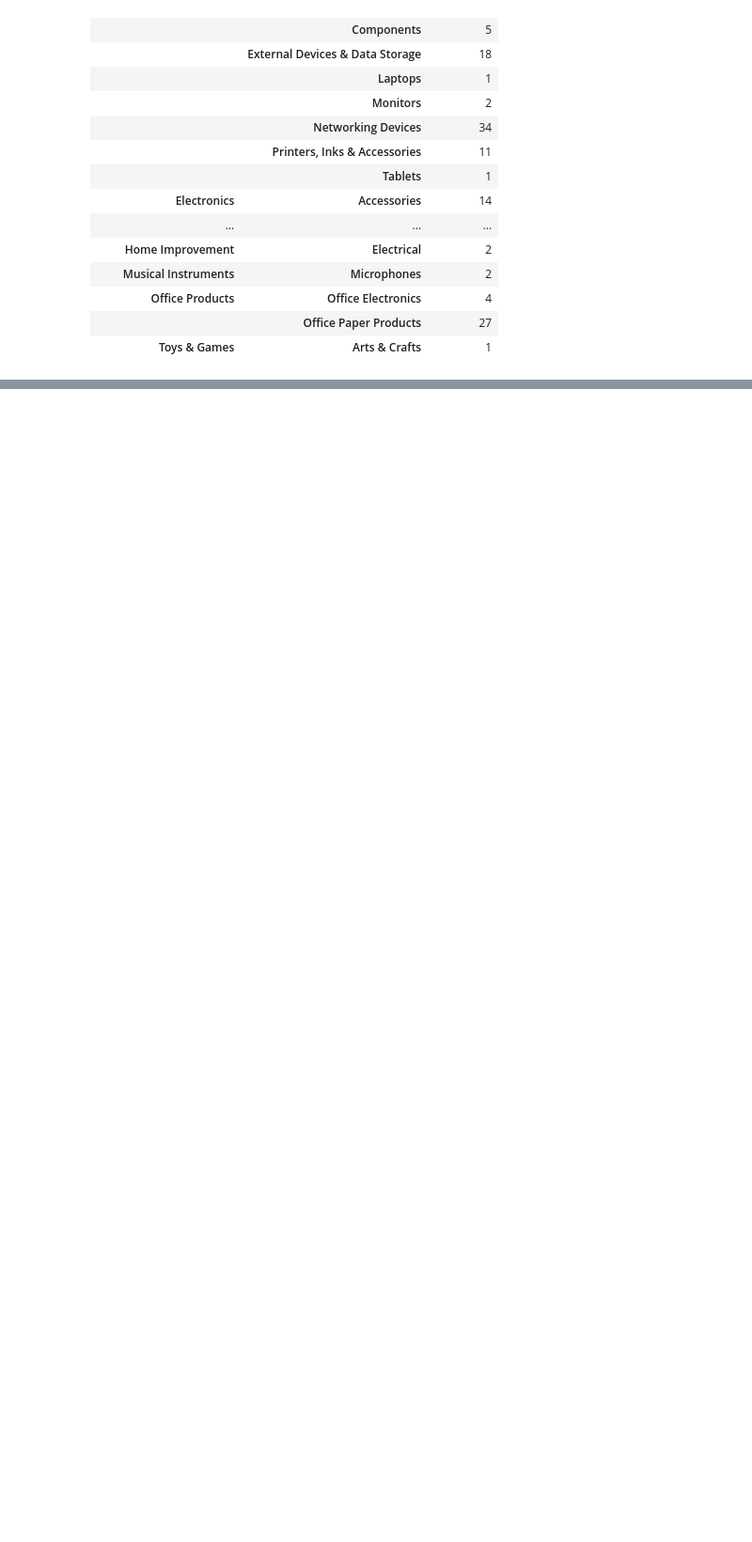
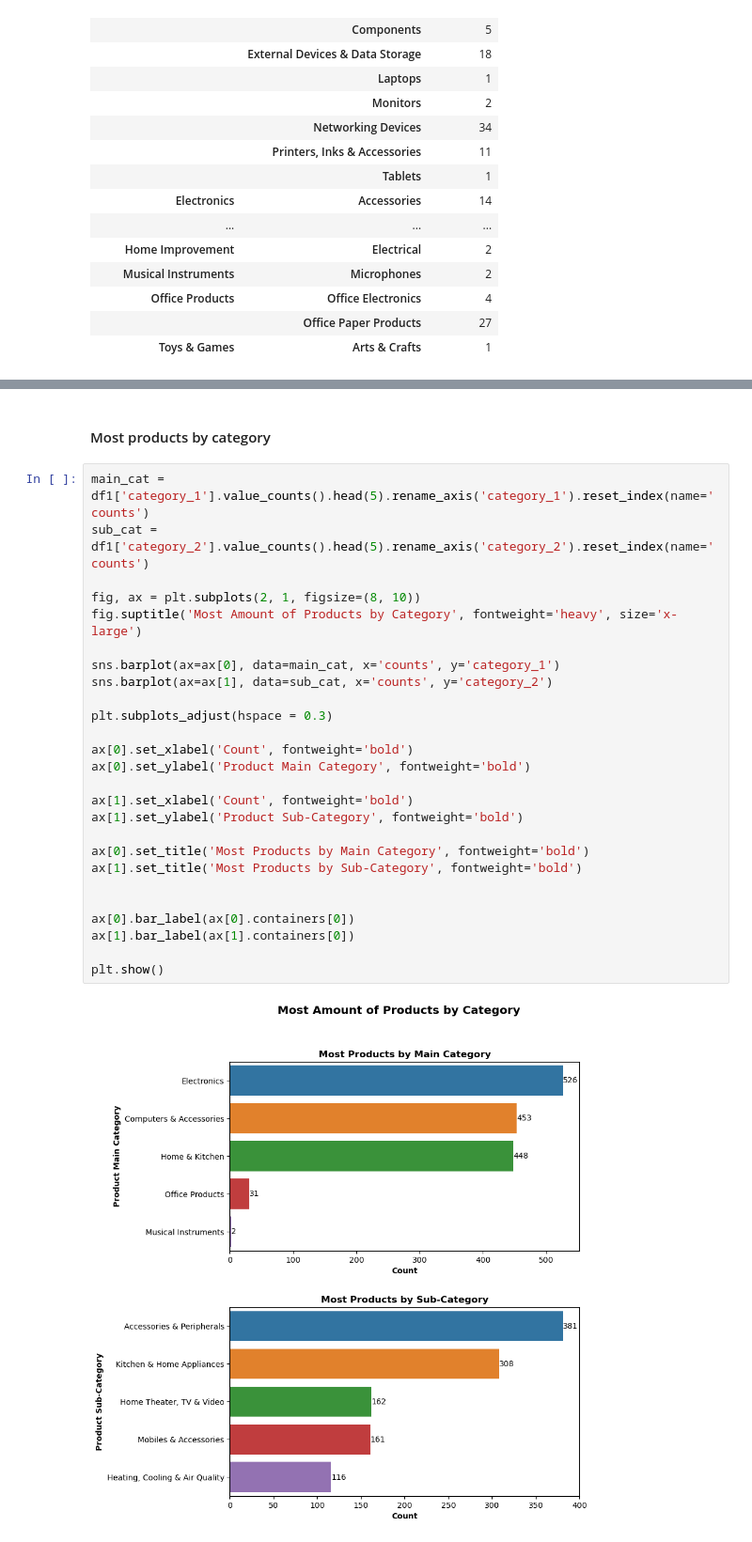
Before and after one commit to oscarappiah424/pythonCapstone, a Jupyter notebook: amazon_data2.ipynb, the cells around one changed output, grey strips where cells are left out. Shown at 94% size. Cells and saved outputs as stored; diff of their text form; blank space fills up the shorter version.

Commit message:
project on amazon data

```diff
--- a/amazon_data2.ipynb
+++ b/amazon_data2.ipynb
@@ -603,0 +588,30 @@ main_sub_piv
+# %% [markdown]
+#### Most products by category
+# %%
+main_cat = df1['category_1'].value_counts().head(5).rename_axis('category_1').reset_index(name='counts')
+sub_cat = df1['category_2'].value_counts().head(5).rename_axis('category_2').reset_index(name='counts')
+
+fig, ax = plt.subplots(2, 1, figsize=(8, 10))
+fig.suptitle('Most Amount of Products by Category', fontweight='heavy', size='x-large')
+
+sns.barplot(ax=ax[0], data=main_cat, x='counts', y='category_1')
+sns.barplot(ax=ax[1], data=sub_cat, x='counts', y='category_2')
+
+plt.subplots_adjust(hspace = 0.3)
+
+ax[0].set_xlabel('Count', fontweight='bold')
+ax[0].set_ylabel('Product Main Category', fontweight='bold')
+
+ax[1].set_xlabel('Count', fontweight='bold')
+ax[1].set_ylabel('Product Sub-Category', fontweight='bold')
+
+ax[0].set_title('Most Products by Main Category', fontweight='bold')
+ax[1].set_title('Most Products by Sub-Category', fontweight='bold')
+
+
+ax[0].bar_label(ax[0].containers[0])
+ax[1].bar_label(ax[1].containers[0])
+
+plt.show()
+# %% [output]
+[figure, added]
```
Also changed, not shown: parts of 14 cells of this notebook.
